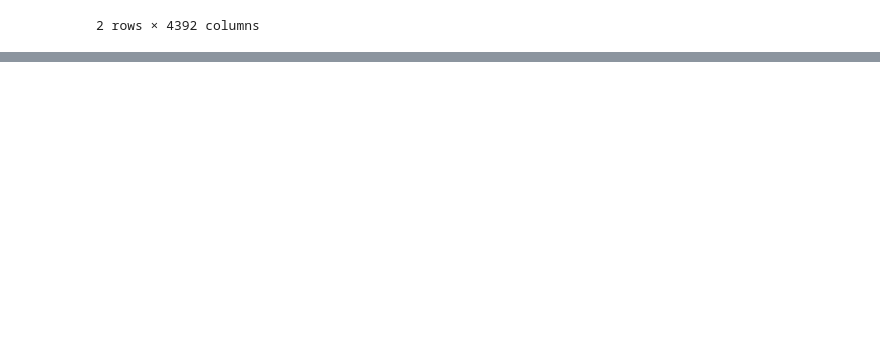
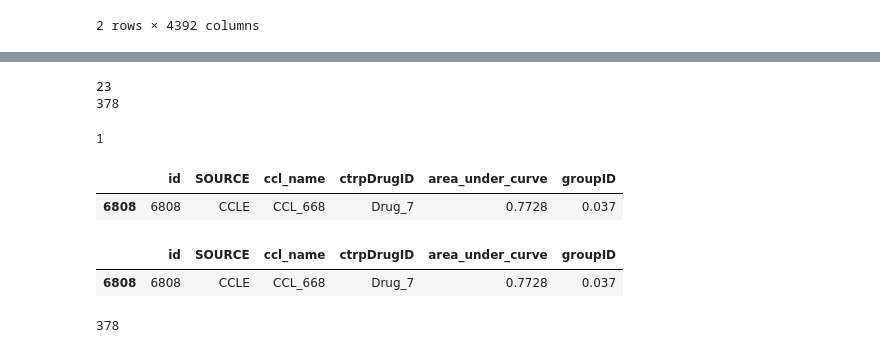
Before and after one commit to adpartin/pilot1, a Jupyter notebook: apps/trns_lrn/data_load_yitan.ipynb, the cells around one changed output, grey strips where cells are left out. Saved outputs shown, nothing was run; the diff lists cells and outputs as text; code cells hidden in the pictures; blank space fills up the shorter version.

```diff
--- a/apps/trns_lrn/data_load_yitan.ipynb
+++ b/apps/trns_lrn/data_load_yitan.ipynb
@@ -116,0 +102,5 @@ len(res_b.ccl_name.unique())
+# %%
+def extract_subset_fea(df, fea_list, fea_sep='_'):
+    fea = [c for c in df.columns if (c.split(fea_sep)[0]) in fea_list]
+    df = df[fea]
+    return df
@@ -133,0 +384,12 @@ mrg.head()
+# %%
+gen_fea_list = ['geneGE']
+drg_fea_list = ['DD']
+tr_ds = CCLDataset(res_df = res,
+                   gen_df = gen,
+                   drg_df = drg,
+                   ccl_folds_dir = ccl_folds_dir,
+                   tr_ph = 'train', fold = 0, src = 'CCLE',
+                   gen_fea_list = gen_fea_list,
+                   drg_fea_list = drg_fea_list)
+# vl_ds = CCLDataset(xdata=xte, ydata=yte)
+# te_ds = CCLDataset(xdata=xte, ydata=yte)
@@ -133,0 +405,19 @@ mrg.head()
+# %%
+# Define data loaders
+batch_size = 1
+num_workers = 1
+tr_loader_prms = {'batch_size': batch_size, 'shuffle': True, 'num_workers': num_workers}
+# te_loader_prms = {'batch_size': 4*batch_size, 'shuffle': False, 'num_workers': num_workers}
+
+tr_loader = DataLoader(tr_ds, **tr_loader_prms)
+# te_loader = DataLoader(te_ds, **te_loader_prms)
+# %%
+ret = next(iter(tr_loader))  # (idx, SOURCE, ccl_id, drg_id, auc, ccl_fea, drg_fea)
+
+idx = ret[0]
+source = ret[1]
+cell_id = ret[2]
+drug_id = ret[3]
+auc = ret[4]
+cell_fea = ret[5]
+drug_fea = ret[6]
@@ -133,0 +434,22 @@ mrg.head()
+# %%
+print( sum(tr_ds.res_df['ccl_name']==ret[2][0]) )
+print( sum(tr_ds.res_df['ctrpDrugID']==ret[3][0]) )
+sum( (tr_ds.res_df['ccl_name']==ret[2][0]) & (tr_ds.res_df['ctrpDrugID']==ret[3][0]) )
+# %% [output]
+23
+378
+1
+# %%
+tr_ds.res_df[ (tr_ds.res_df['ccl_name']==ret[2][0]) & (tr_ds.res_df['ctrpDrugID']==ret[3][0]) ]
+# %% [output]
+|  | id | SOURCE | ccl_name | ctrpDrugID | area_under_curve | groupID |
+| 6808 | 6808 | CCLE | CCL_668 | Drug_7 | 0.7728 | 0.037 |
+# %%
+tr_ds.res_df.loc[ret[0]]
+# %% [output]
+|  | id | SOURCE | ccl_name | ctrpDrugID | area_under_curve | groupID |
+| 6808 | 6808 | CCLE | CCL_668 | Drug_7 | 0.7728 | 0.037 |
+# %%
+len( set(tr_ds.ids_list).intersection(set(tr_id)) )
+# %% [output]
+378
```
Also changed, not shown: parts of 33 cells of this notebook, 9 other files.
